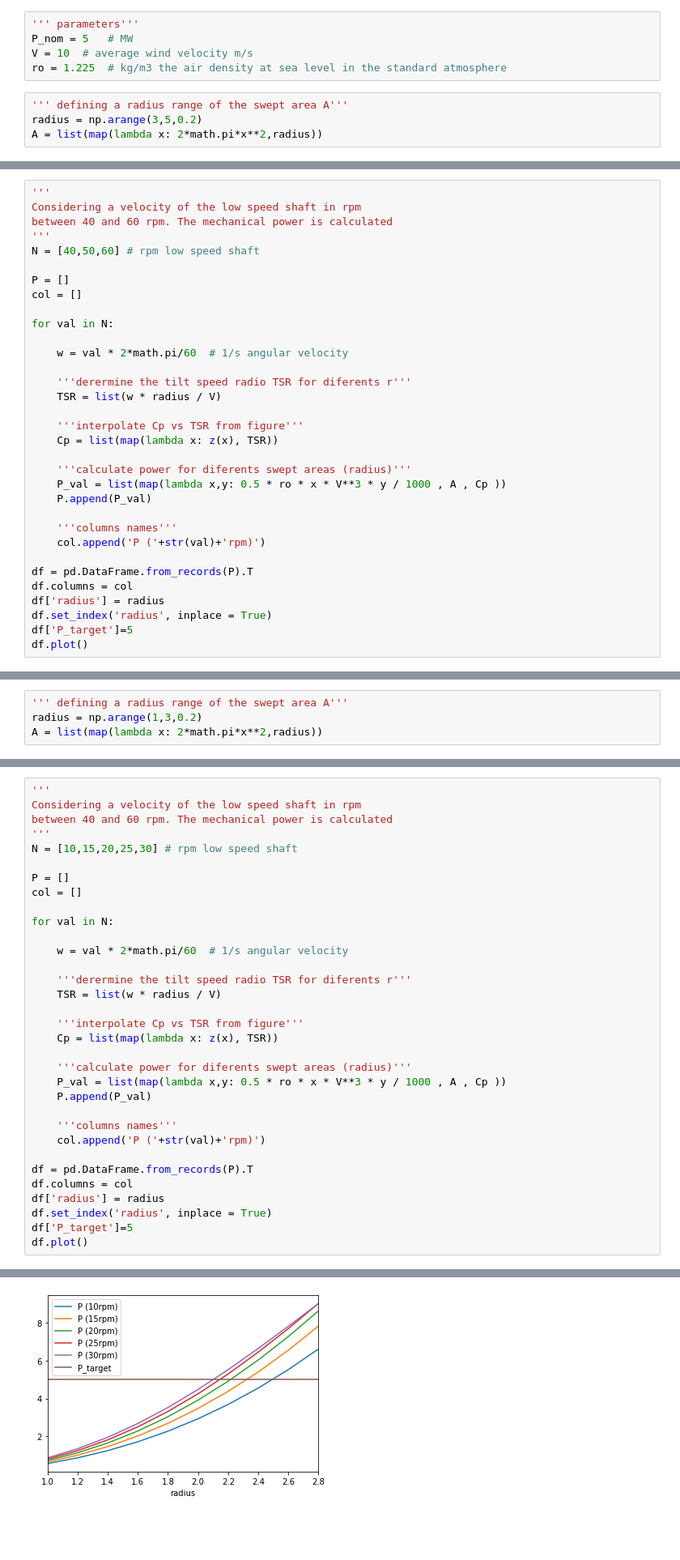
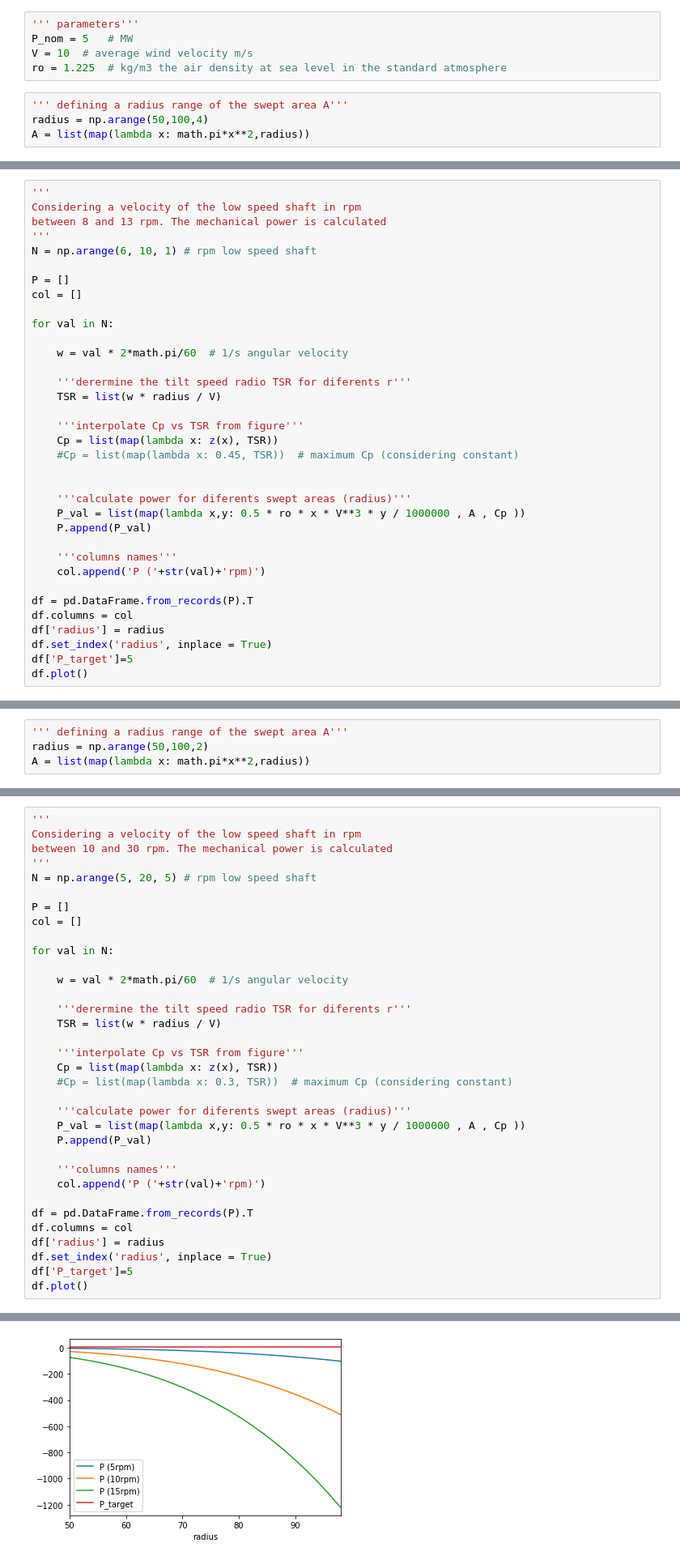
Before and after one commit to baloccem/wind-power, a Jupyter notebook: radius_calculations.ipynb, the cells around one changed output, grey strips where cells are left out. Shown at 81% size. Saved outputs shown, nothing was run; the diff lists cells and outputs as text; blank space fills up the shorter version.

Commit message:
power wquation fixed

```diff
--- a/radius_calculations.ipynb
+++ b/radius_calculations.ipynb
@@ -27,8 +27,8 @@ V = 10  # average wind velocity m/s
 ro = 1.225  # kg/m3 the air density at sea level in the standard atmosphere
 # %%
 ''' defining a radius range of the swept area A'''
-radius = np.arange(3,5,0.2)
-A = list(map(lambda x: 2*math.pi*x**2,radius))
+radius = np.arange(50,100,4)
+A = list(map(lambda x: math.pi*x**2,radius))
 # %%
 '''power coeficient for a fast running HAWT
 
@@ -42,9 +42,9 @@ z = np.poly1d(np.polyfit(x, y, 2))
 # %%
 '''
 Considering a velocity of the low speed shaft in rpm
-between 40 and 60 rpm. The mechanical power is calculated
+between 8 and 13 rpm. The mechanical power is calculated
 '''
-N = [40,50,60] # rpm low speed shaft
+N = np.arange(6, 10, 1) # rpm low speed shaft
 
 P = []
 col = []
@@ -58,9 +58,11 @@ for val in N:
 
     '''interpolate Cp vs TSR from figure'''
     Cp = list(map(lambda x: z(x), TSR))
+    #Cp = list(map(lambda x: 0.45, TSR))  # maximum Cp (considering constant)
+
 
     '''calculate power for diferents swept areas (radius)'''
-    P_val = list(map(lambda x,y: 0.5 * ro * x * V**3 * y / 1000 , A , Cp ))
+    P_val = list(map(lambda x,y: 0.5 * ro * x * V**3 * y / 1000000 , A , Cp ))
     P.append(P_val)
 
     '''columns names'''
@@ -93,7 +95,7 @@ Find the size of the blade to be able to generate the required power.
 # %%
 ''' defining a radius range of the swept area A'''
-radius = np.arange(1,3,0.2)
-A = list(map(lambda x: 2*math.pi*x**2,radius))
+radius = np.arange(50,100,2)
+A = list(map(lambda x: math.pi*x**2,radius))
 # %%
 '''power coeficient for a slow running HAWT wit multiple blades
 
@@ -107,37 +109,38 @@ z = np.poly1d(np.polyfit(x, y, 2))
 # %%
 '''
 Considering a velocity of the low speed shaft in rpm
-between 40 and 60 rpm. The mechanical power is calculated
+between 10 and 30 rpm. The mechanical power is calculated
 '''
-N = [10,15,20,25,30] # rpm low speed shaft
+N = np.arange(5, 20, 5) # rpm low speed shaft
 
 P = []
 col = []
 
 for val in N:
 
     w = val * 2*math.pi/60  # 1/s angular velocity
 
     '''derermine the tilt speed radio TSR for diferents r'''
     TSR = list(w * radius / V)
 
     '''interpolate Cp vs TSR from figure'''
     Cp = list(map(lambda x: z(x), TSR))
+    #Cp = list(map(lambda x: 0.3, TSR))  # maximum Cp (considering constant)
 
     '''calculate power for diferents swept areas (radius)'''
-    P_val = list(map(lambda x,y: 0.5 * ro * x * V**3 * y / 1000 , A , Cp ))
+    P_val = list(map(lambda x,y: 0.5 * ro * x * V**3 * y / 1000000 , A , Cp ))
     P.append(P_val)
 
     '''columns names'''
     col.append('P ('+str(val)+'rpm)')
 
 df = pd.DataFrame.from_records(P).T
 df.columns = col
 df['radius'] = radius
 df.set_index('radius', inplace = True)
 df['P_target']=5
 df.plot()
 # %% [output]
 <matplotlib.axes._subplots.AxesSubplot at 0x...>
-[figure, old version]
+[figure, new version]
 # %%
```
Also changed, not shown: parts of 6 cells of this notebook.
